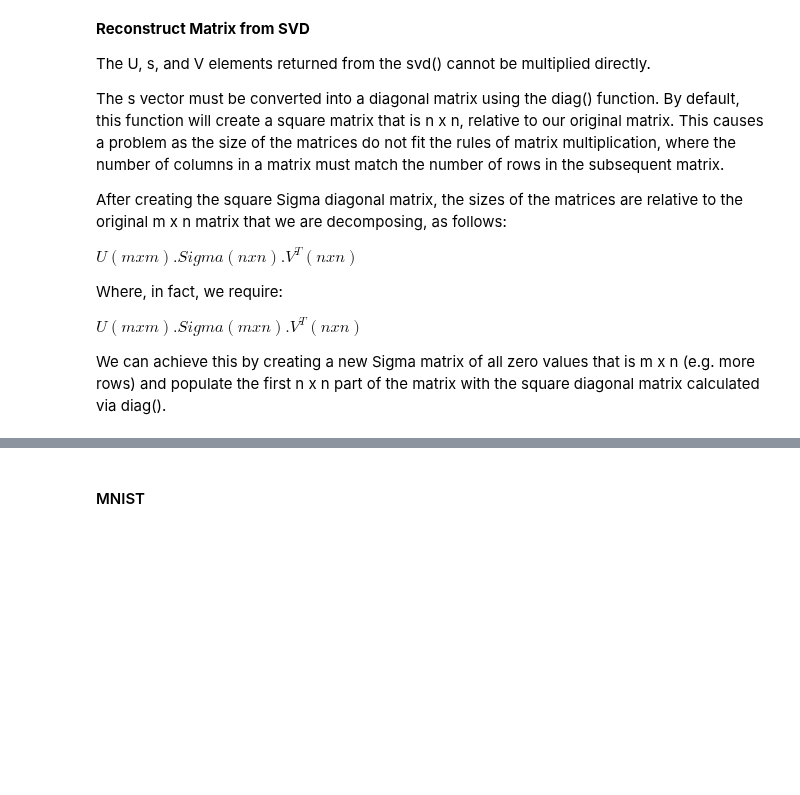
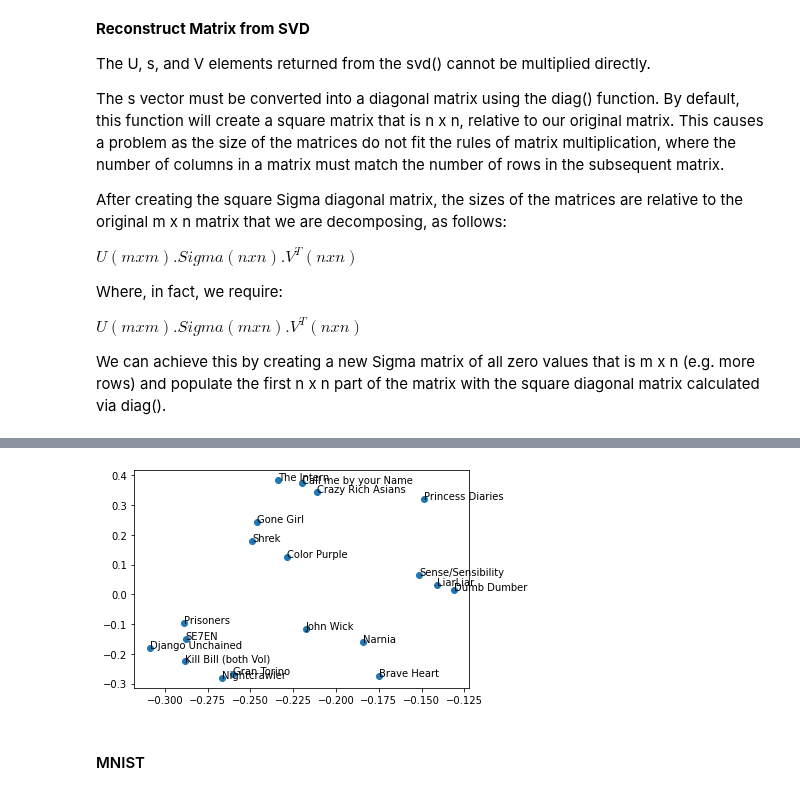
Before and after one commit to Heity94/01_DataScience_2021, a Jupyter notebook: TWSM/Class_notes_PH/Class4.ipynb, the cells around one changed output, grey strips where cells are left out. Drawn from its saved outputs; the diff is of its cells as text; code cells hidden in the pictures; blank space fills up the shorter version.

```diff
--- a/TWSM/Class_notes_PH/Class4.ipynb
+++ b/TWSM/Class_notes_PH/Class4.ipynb
@@ -166,3 +189,15 @@ In natural language processing, this approach can be used on matrices of word oc
+# %%
+# plot movies
+names_m = mov_clean.columns[2:]
+fig, ax = plt.subplots()
+X = VT[0,:]
+Y = VT[1,:]
+ax.scatter(X, Y)
+
+for i, txt in enumerate(names_m):
+    ax.annotate(txt, (X[i], Y[i]))
+# %% [output]
+[figure, added]
 # %% [markdown]
 #### MNIST
 # %%
```
Also changed, not shown: parts of 31 cells of this notebook.
